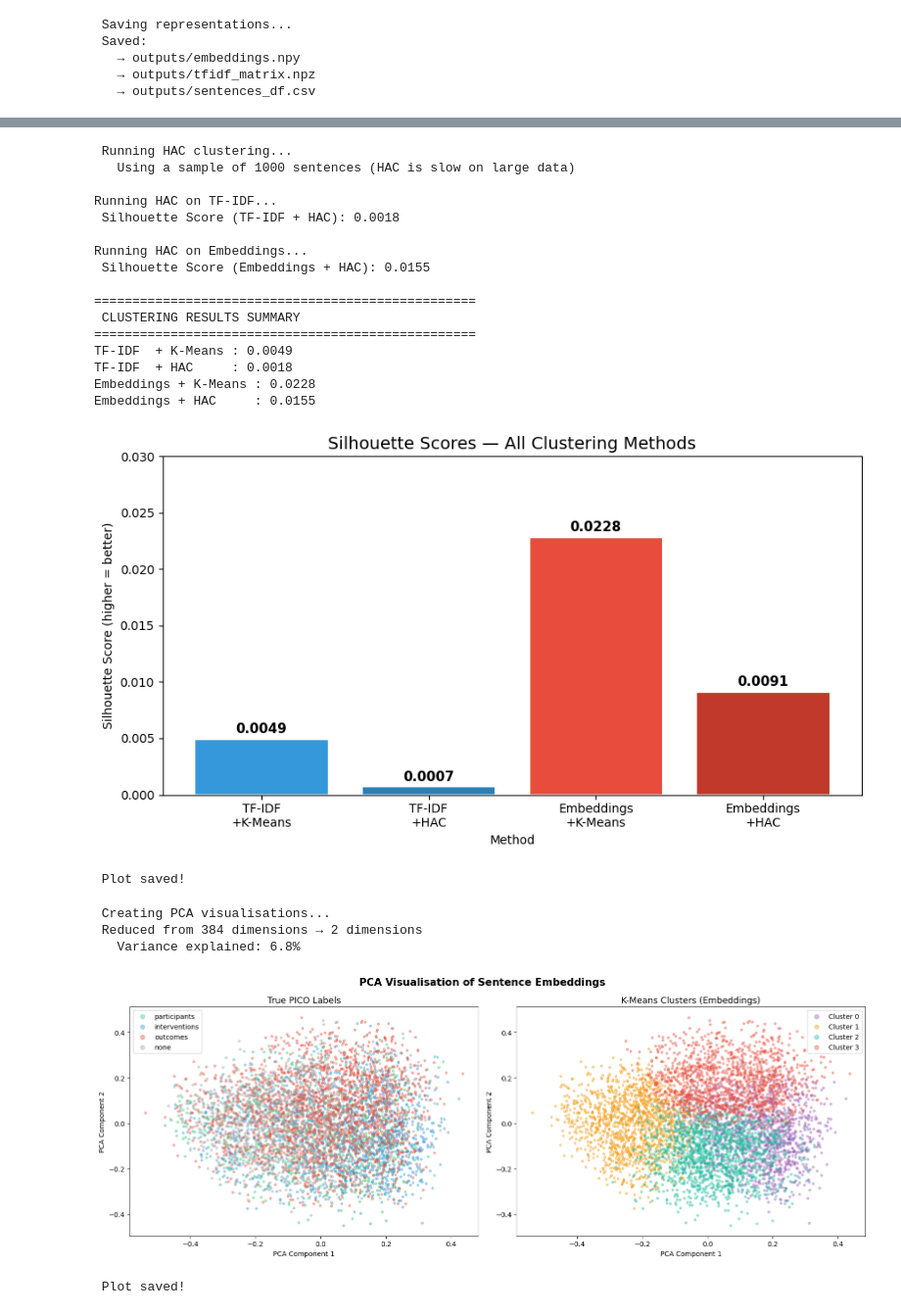
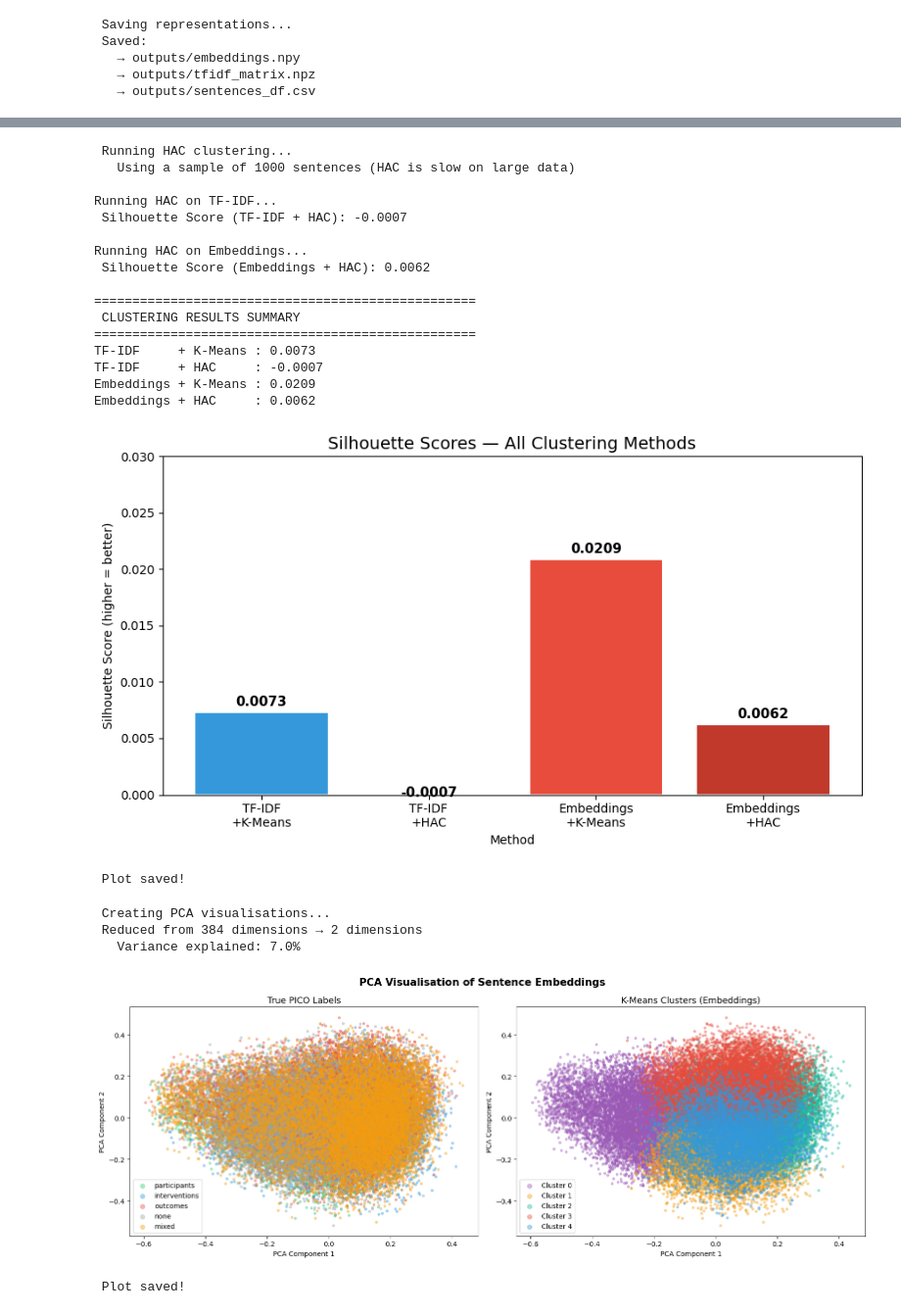
Before and after one commit to SBL-97/AITA-Group37-Task2, a Jupyter notebook: notebooks/02_clustering.ipynb, the cells around one changed output, grey strips where cells are left out. Shown at 98% size. Cells and saved outputs as stored; diff of their text form; code cells hidden in the pictures.

```diff
--- a/notebooks/02_clustering.ipynb
+++ b/notebooks/02_clustering.ipynb
@@ -195,11 +166,11 @@ print("   → outputs/sentences_df.csv")
 # STEP 3 - K-MEANS CLUSTERING ON TF-IDF
 
 print(" Running K-Means clustering on TF-IDF vectors...")
-print("   Using K=4 (participants, interventions, outcomes, none)\n")
+print("   Using K=5 (participants, interventions, outcomes, none, mixed)\n")
 
-# Run K-Means with K=4
+# Run K-Means with K=5
 kmeans_tfidf = KMeans(
-    n_clusters=4,     # we expect 4 groups
+    n_clusters=5,     # we expect 5 groups
     random_state=42,  # for reproducibility
     n_init=10         # run 10 times, pick best result
 )
@@ -243,11 +215,11 @@ Name: count, dtype: int64
 # STEP 4 - K-MEANS CLUSTERING ON EMBEDDINGS
 
 print(" Running K-Means clustering on Embeddings...")
-print("   Using K=4\n")
+print("   Using K=5\n")
 
-# Run K-Means with K=4
+# Run K-Means with K=5
 kmeans_emb = KMeans(
-    n_clusters=4,
+    n_clusters=5,
     random_state=42,
     n_init=10
 )
@@ -301,14 +274,14 @@ labels_sample = df["label"].values[sample_idx]
 
 # HAC on TF-IDF
 print("Running HAC on TF-IDF...")
-hac_tfidf = AgglomerativeClustering(n_clusters=4, linkage="ward")
+hac_tfidf = AgglomerativeClustering(n_clusters=5, linkage="ward")
 hac_tfidf_clusters = hac_tfidf.fit_predict(tfidf_sample)
 sil_hac_tfidf = silhouette_score(tfidf_sample, hac_tfidf_clusters)
 print(f" Silhouette Score (TF-IDF + HAC): {sil_hac_tfidf:.4f}")
 
 # HAC on Embeddings
 print("\nRunning HAC on Embeddings...")
-hac_emb = AgglomerativeClustering(n_clusters=4, linkage="ward")
+hac_emb = AgglomerativeClustering(n_clusters=5, linkage="ward")
 hac_emb_clusters = hac_emb.fit_predict(embeddings_sample)
 sil_hac_emb = silhouette_score(embeddings_sample, hac_emb_clusters)
 print(f" Silhouette Score (Embeddings + HAC): {sil_hac_emb:.4f}")
@@ -317,39 +290,39 @@ print(f" Silhouette Score (Embeddings + HAC): {sil_hac_emb:.4f}")
 print("\n" + "="*50)
 print(" CLUSTERING RESULTS SUMMARY")
 print("="*50)
-print(f"TF-IDF  + K-Means : {0.0049:.4f}")
-print(f"TF-IDF  + HAC     : {sil_hac_tfidf:.4f}")
-print(f"Embeddings + K-Means : {0.0228:.4f}")
+print(f"TF-IDF     + K-Means : {sil_score:.4f}")
+print(f"TF-IDF     + HAC     : {sil_hac_tfidf:.4f}")
+print(f"Embeddings + K-Means : {sil_score_emb:.4f}")
 print(f"Embeddings + HAC     : {sil_hac_emb:.4f}")
 # %% [output]
  Running HAC clustering...
    Using a sample of 1000 sentences (HAC is slow on large data)
 
 Running HAC on TF-IDF...
- Silhouette Score (TF-IDF + HAC): 0.0018
+ Silhouette Score (TF-IDF + HAC): -0.0007
 
 Running HAC on Embeddings...
- Silhouette Score (Embeddings + HAC): 0.0155
+ Silhouette Score (Embeddings + HAC): 0.0062
 
 ==================================================
  CLUSTERING RESULTS SUMMARY
 ==================================================
-TF-IDF  + K-Means : 0.0049
-TF-IDF  + HAC     : 0.0018
-Embeddings + K-Means : 0.0228
-Embeddings + HAC     : 0.0155
+TF-IDF     + K-Means : 0.0073
+TF-IDF     + HAC     : -0.0007
+Embeddings + K-Means : 0.0209
+Embeddings + HAC     : 0.0062
 # %%
 # STEP 6 - VISUALISE RESULTS SUMMARY
 
 methods = ["TF-IDF\n+K-Means", "TF-IDF\n+HAC", "Embeddings\n+K-Means", "Embeddings\n+HAC"]
-scores = [0.0049, 0.0007, 0.0228, 0.0091]
+sscores = [sil_score, sil_hac_tfidf, sil_score_emb, sil_hac_emb]
 colors = ["#3498db", "#2980b9", "#e74c3c", "#c0392b"]
 
 plt.figure(figsize=(9, 5))
-bars = plt.bar(methods, scores, color=colors, edgecolor="white", linewidth=1.5)
+bars = plt.bar(methods, sscores, color=colors, edgecolor="white", linewidth=1.5)
 
 # Add value labels on top of bars
-for bar, score in zip(bars, scores):
+for bar, score in zip(bars, sscores):
     plt.text(bar.get_x() + bar.get_width()/2,
              bar.get_height() + 0.0003,
              f"{score:.4f}",
@@ -365,7 +338,7 @@ plt.show()
 
 print(" Plot saved!")
 # %% [output]
-[figure, old version]
+[figure, new version]
  Plot saved!
 # %%
 # STEP 7 - PCA VISUALISATION
@@ -387,7 +360,8 @@ label_colors = {
     "participants": "#2ecc71",
     "interventions": "#3498db",
     "outcomes": "#e74c3c",
-    "none": "#95a5a6"
+    "none": "#95a5a6",
+    "mixed": "#f39c12"
 }
 
 # --- Plot 1: Colour by TRUE PICO labels ---
@@ -401,37 +375,37 @@ for label, color in label_colors.items():
     )
 ax1.set_title("True PICO Labels", fontsize=13)
 ax1.legend(markerscale=2)
 ax1.set_xlabel("PCA Component 1")
 ax1.set_ylabel("PCA Component 2")
 
 # --- Plot 2: Colour by K-MEANS CLUSTERS ---
 ax2 = axes[1]
-cluster_colors = ["#9b59b6", "#f39c12", "#1abc9c", "#e74c3c"]
-for cluster in range(4):
+cluster_colors = ["#9b59b6", "#f39c12", "#1abc9c", "#e74c3c","#3498db"]
+for cluster in range(5):
     mask = df["kmeans_emb_cluster"] == cluster
     ax2.scatter(
         embeddings_2d[mask, 0],
         embeddings_2d[mask, 1],
         c=cluster_colors[cluster],
         label=f"Cluster {cluster}",
         alpha=0.4, s=10
     )
 ax2.set_title("K-Means Clusters (Embeddings)", fontsize=13)
 ax2.legend(markerscale=2)
 ax2.set_xlabel("PCA Component 1")
 ax2.set_ylabel("PCA Component 2")
 
 plt.suptitle("PCA Visualisation of Sentence Embeddings", fontsize=15, fontweight="bold")
 plt.tight_layout()
 plt.savefig("../outputs/pca_visualisation.png", dpi=150)
 plt.show()
 
 print(" Plot saved!")
 # %% [output]
  Creating PCA visualisations...
  Reduced from 384 dimensions → 2 dimensions
-   Variance explained: 6.8%
+   Variance explained: 7.0%
-[figure, old version]
+[figure, new version]
  Plot saved!
 # %%
 # STEP 8 - COMPARE CLUSTERS TO TRUE LABELS
```
Also changed, not shown: parts of 8 cells of this notebook, 10 other files.
